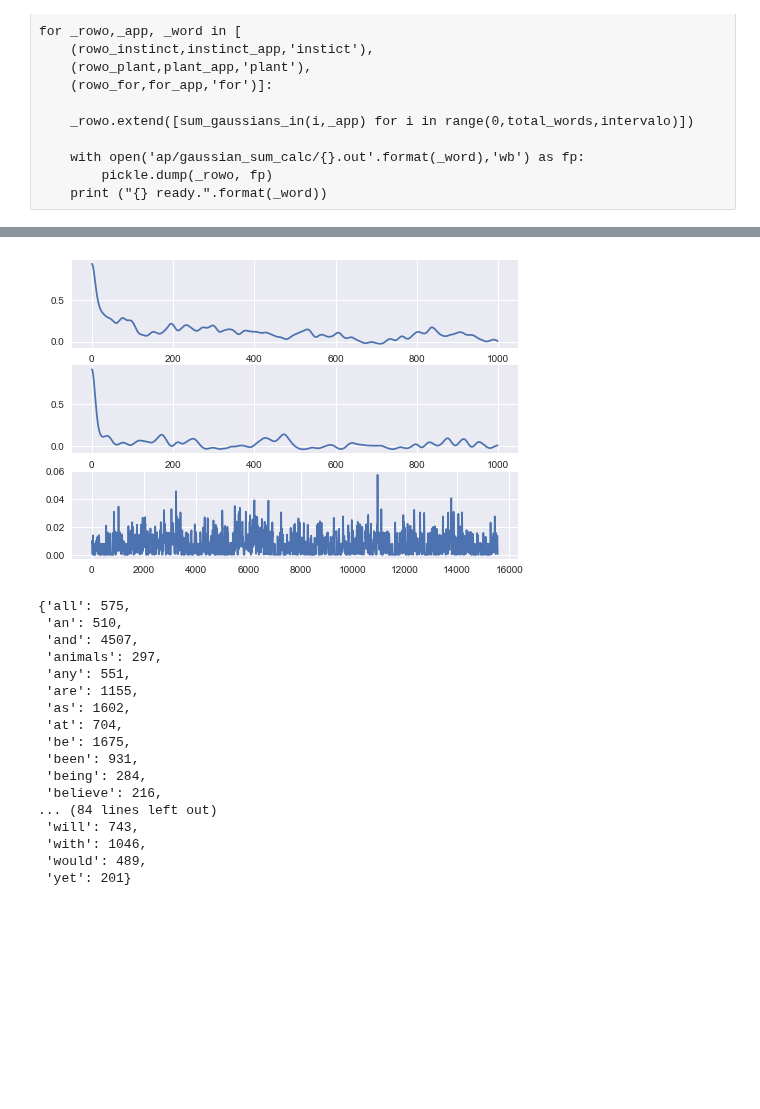
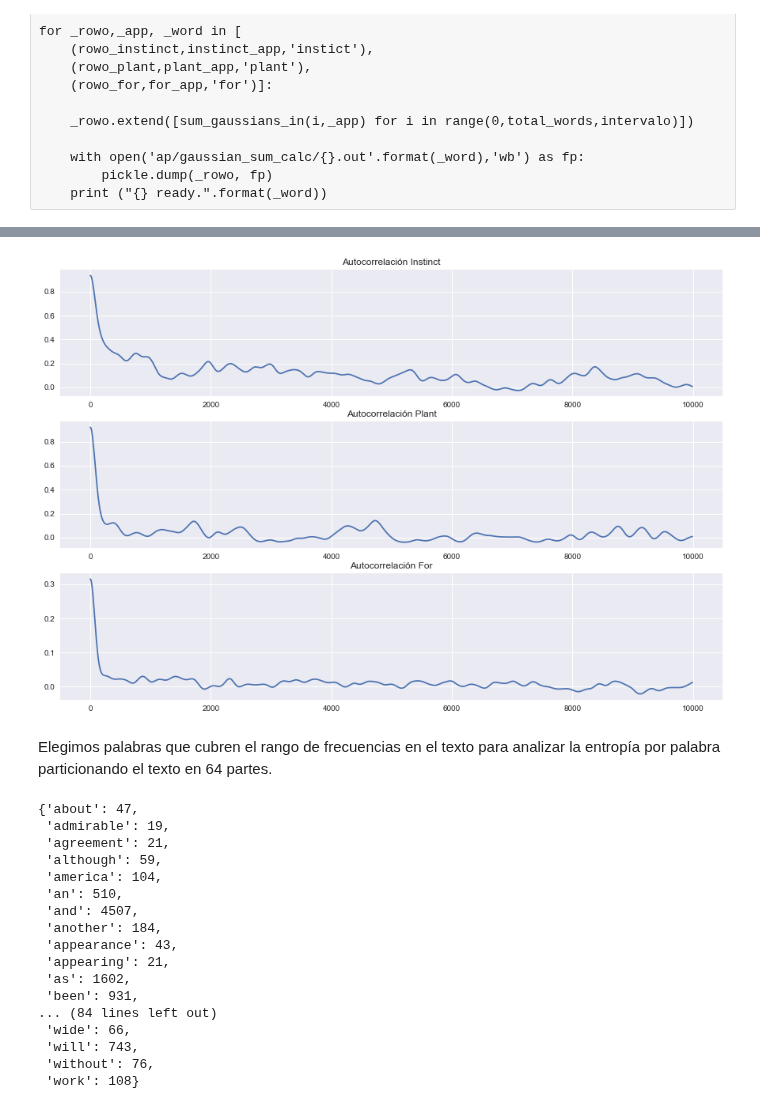
Before and after one commit to BrianBohe/DataScienceCourse, a Jupyter notebook: tp6/tp6.ipynb, the cells around one changed output, grey strips where cells are left out. Drawn from its saved outputs; the diff is of its cells as text; code cells hidden in the pictures; blank space fills up the shorter version.

```diff
--- a/tp6/tp6.ipynb
+++ b/tp6/tp6.ipynb
@@ -157,48 +172,53 @@ def autocorrelacion(_row):
     return taus
 # %%
 auto_rowo_instinct = autocorrelacion(rowo_instinct)
-sns.plt.subplot(311)
-sns.plt.plot(auto_rowo_instinct)
+ax = sns.plt.subplot(311)
+ax.set_title("Autocorrelación Instinct")
+sns.plt.plot(range(0,10000,10),auto_rowo_instinct)
 
 auto_rowo_plant = autocorrelacion(rowo_plant)
-sns.plt.subplot(312)
-sns.plt.plot(auto_rowo_plant)
+ax = sns.plt.subplot(312)
+ax.set_title("Autocorrelación Plant")
+g = sns.plt.plot(range(0,10000,10),auto_rowo_plant)
 
 auto_rowo_for = autocorrelacion(rowo_for)
-sns.plt.subplot(313)
-sns.plt.plot(rowo_for)
+ax = sns.plt.subplot(313)
+ax.set_title("Autocorrelación For")
+g = sns.plt.plot(range(0,10000,10),auto_rowo_for)
 
 sns.plt.show()
 # %% [output]
-[figure, old version]
+[figure, new version]
+# %% [markdown]
+Elegimos palabras que cubren el rango de frecuencias en el texto para analizar la entropía por palabra particionando el texto en 64 partes.
 # %%
 fd_orig = nltk.FreqDist(tokens_orig)
 salto = len(fd_orig)//1000
 elegidas = dict()
-fd_orig_s = sorted(fd_orig, key=lambda x: fd_orig[x],reverse=True)[:100]
-fd_orig_s
-for e in fd_orig_s:
-        elegidas[e] = fd_orig[e]
+fd_orig_s = sorted(fd_orig, key=lambda x: fd_orig[x],reverse=True)
+for e in range(100):
+    selection = fd_orig_s[math.floor(e**(1.5))]
+    elegidas[selection] = fd_orig[selection]
 
 elegidas
 # %% [output]
-{'all': 575,
+{'about': 47,
+ 'admirable': 19,
+ 'agreement': 21,
+ 'although': 59,
+ 'america': 104,
  'an': 510,
  'and': 4507,
- 'animals': 297,
- 'any': 551,
- 'are': 1155,
+ 'another': 184,
+ 'appearance': 43,
+ 'appearing': 21,
  'as': 1602,
- 'at': 704,
- 'be': 1675,
  'been': 931,
- 'being': 284,
- 'believe': 216,
 ... (84 lines left out)
+ 'wide': 66,
  'will': 743,
- 'with': 1046,
- 'would': 489,
- 'yet': 201}
+ 'without': 76,
+ 'work': 108}
 # %%
 def freq_in_partition(w,p,p_total,text):
     desde = p*(len(text)//p_total)
```
Also changed, not shown: parts of 30 cells of this notebook.
